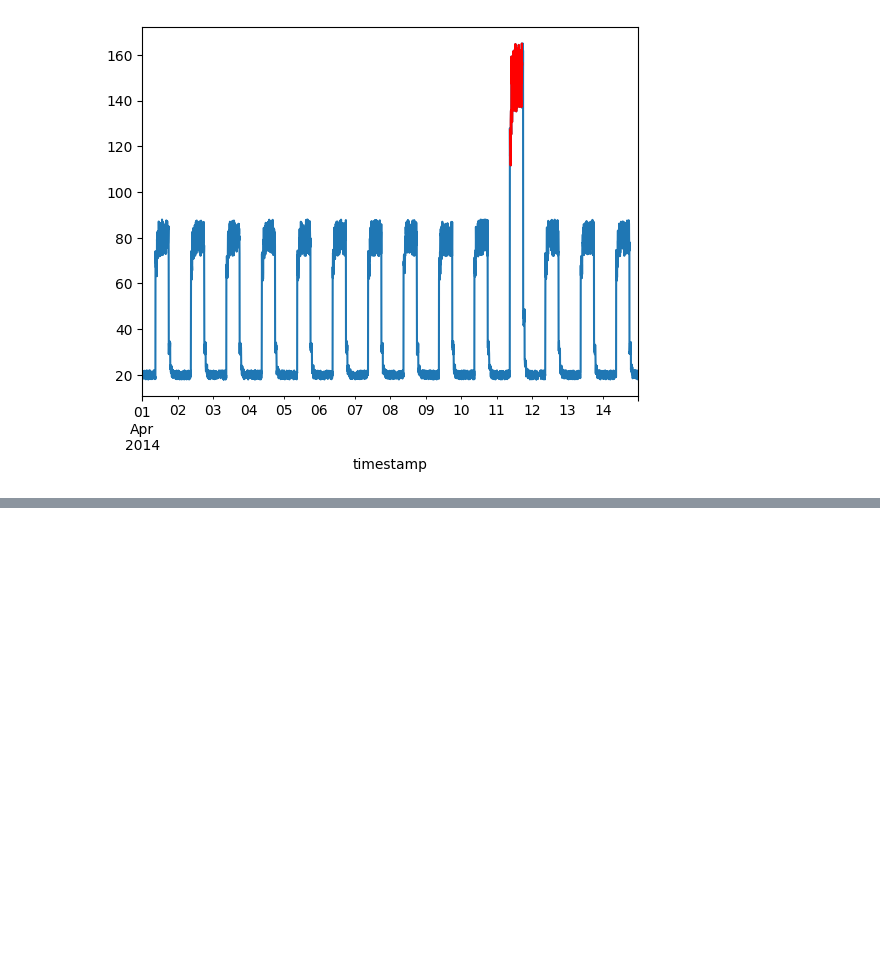
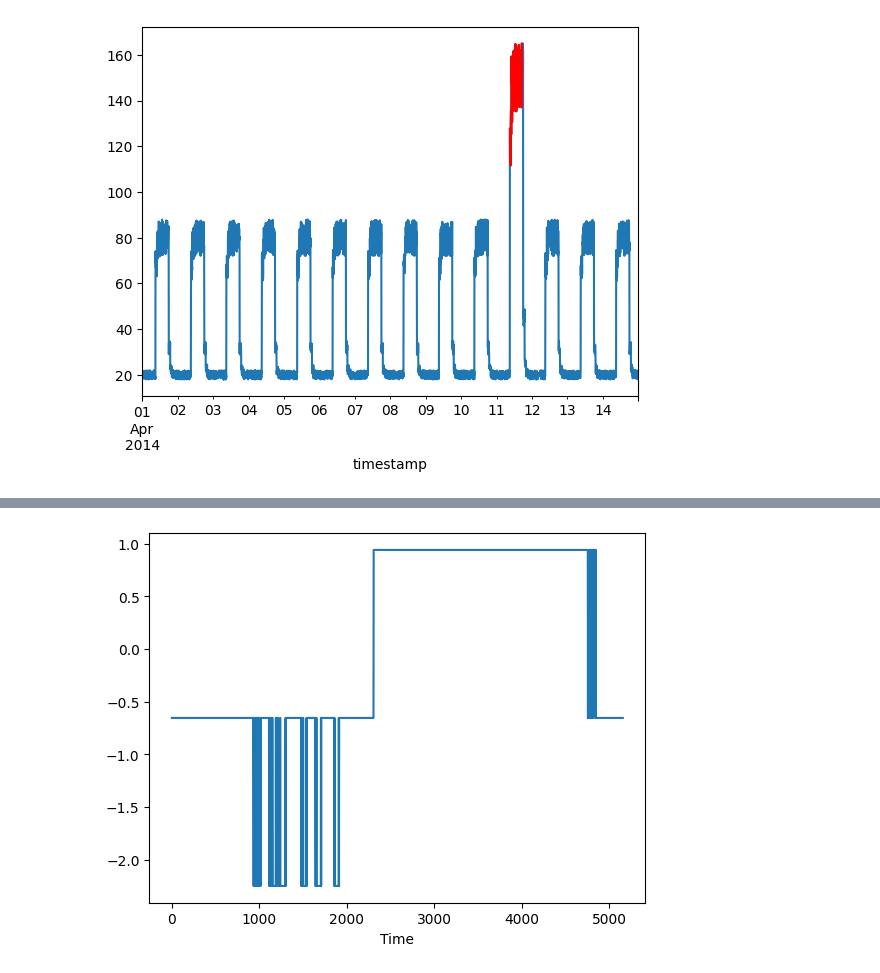
Before and after one commit to KiranHosein/ArduinoProj, a Jupyter notebook: Anomaly_Detection/test.ipynb, the cells around one changed output, grey strips where cells are left out. Saved outputs shown, nothing was run; the diff lists cells and outputs as text; code cells hidden in the pictures; blank space fills up the shorter version.

Commit message:
train and anomaly signal recorded

```diff
--- a/Anomaly_Detection/test.ipynb
+++ b/Anomaly_Detection/test.ipynb
@@ -257,0 +301,5 @@ plt.show()
+# %%
+t_mean = df_th["T"].mean()
+t_std = df_th["T"].std()
+df_th["T_standardscaled"] = (df_th["T"] - t_mean) / t_std #standard scaling the training set
+df_th
@@ -257,0 +320,6 @@ plt.show()
+# %%
+fig, ax = plt.subplots()
+df_th.plot(legend=False, ax=ax, x = "Time", y = "T_standardscaled")
+plt.show()
+# %% [output]
+[figure, added]
```
Also changed, not shown: parts of 15 cells of this notebook, 22 other files.
